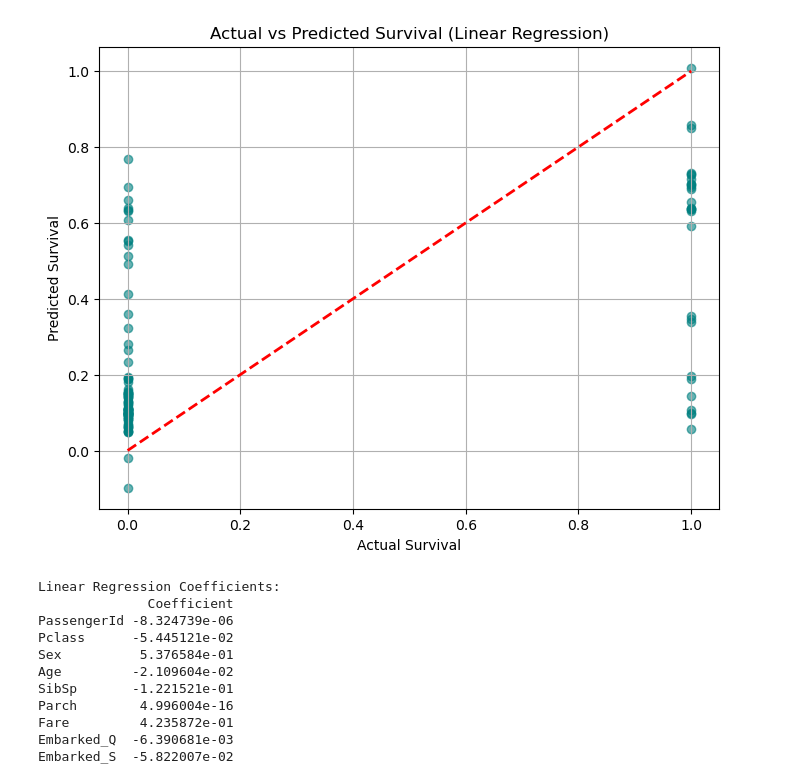
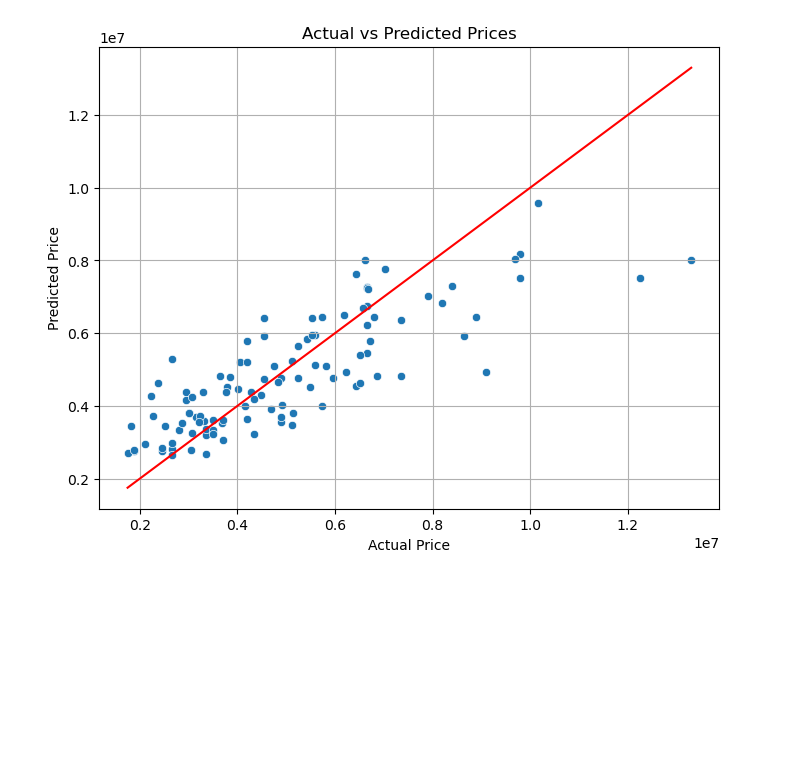
Before and after one commit to ElloraMB/Elevate_labs-Task-, a Jupyter notebook: Task3(Elevate Labs).ipynb, the cells around one changed output. Saved outputs shown, nothing was run; the diff lists cells and outputs as text; code cells hidden in the pictures; blank space fills up the shorter version.

Commit message:
Commited Task3.ipynb file
Regression modeling, evaluation metrics, model interpretation.

```diff
--- a/Task3(Elevate Labs).ipynb
+++ b/Task3(Elevate Labs).ipynb
@@ -217,0 +1,10 @@ df.drop('AgeGroup', axis=1, inplace=True)
+# %%
+import pandas as pd
+import numpy as np
+
+# Path to your CSV file
+df = pd.read_csv("/Users/elloramallickbanerji/Documents/GitHub/Elevate_labs-Task-/Housing.csv")
+
+# Preview the dataset
+print(df.head())
+print(df.info())
@@ -218,11 +29,18 @@ df.drop('AgeGroup', axis=1, inplace=True)
+# %%
+from sklearn.preprocessing import LabelEncoder
+
+categorical_cols = ['mainroad', 'guestroom', 'basement', 'hotwaterheating',
+                    'airconditioning', 'prefarea', 'furnishingstatus']
+
+le = LabelEncoder()
+for col in categorical_cols:
+    df[col] = le.fit_transform(df[col])
 # %%
 from sklearn.model_selection import train_test_split
 
-# Define features (X) and target (y)
-X = df.drop('Survived', axis=1)  # All features except target
-y = df['Survived']               # Target variable
+X = df.drop('price', axis=1)
+y = df['price']
 
-# Train-test split (80% train, 20% test)
 X_train, X_test, y_train, y_test = train_test_split(X, y, test_size=0.2, random_state=42)
 # %%
 from sklearn.linear_model import LinearRegression
@@ -254,28 +68,15 @@ R² Score: 0.3370
-# %%
-plt.figure(figsize=(8, 6))
-plt.scatter(y_test, y_pred, alpha=0.6, color='teal')
-plt.plot([0, 1], [0, 1], '--r', linewidth=2)
-plt.xlabel("Actual Survival")
-plt.ylabel("Predicted Survival")
-plt.title("Actual vs Predicted Survival (Linear Regression)")
-plt.grid(True)
-plt.show()
-# %% [output]
-[figure, removed]
-# %%
-# Create DataFrame for coefficients
-coeff_df = pd.DataFrame(model.coef_, index=X.columns, columns=['Coefficient'])
-print("Linear Regression Coefficients:")
-print(coeff_df)
-# %% [output]
-Linear Regression Coefficients:
-              Coefficient
-PassengerId -8.324739e-06
-Pclass      -5.445121e-02
-Sex          5.376584e-01
-Age         -2.109604e-02
-SibSp       -1.221521e-01
-Parch        4.996004e-16
-Fare         4.235872e-01
-Embarked_Q  -6.390681e-03
-Embarked_S  -5.822007e-02
+# %%
+import matplotlib.pyplot as plt
+import seaborn as sns
+
+# Plot actual vs predicted
+plt.figure(figsize=(8, 6))
+sns.scatterplot(x=y_test, y=y_pred)
+plt.xlabel("Actual Price")
+plt.ylabel("Predicted Price")
+plt.title("Actual vs Predicted Prices")
+plt.plot([y.min(), y.max()], [y.min(), y.max()], color='red')  # 45-degree line
+plt.grid(True)
+plt.show()
+# %% [output]
+[figure, added]
```
Also changed, not shown: parts of 17 cells of this notebook, 1 other file.
